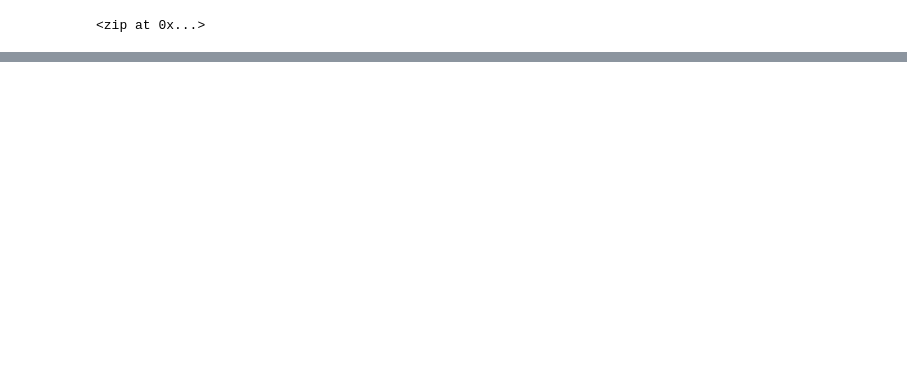
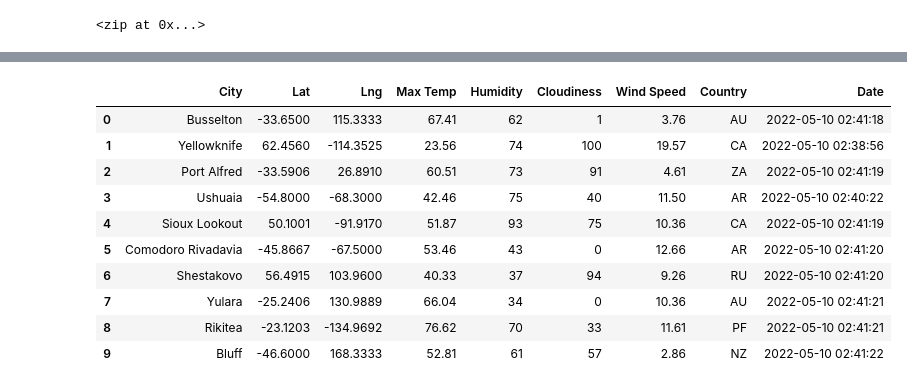
Before and after one commit to jinnabelle/World_Weather_Analysis, a Jupyter notebook: WeatherPy.ipynb, the cells around one changed output, grey strips where cells are left out. Drawn from its saved outputs; the diff is of its cells as text; code cells hidden in the pictures; blank space fills up the shorter version.

```diff
--- a/WeatherPy.ipynb
+++ b/WeatherPy.ipynb
@@ -77,0 +179,16 @@ len(cities)
+# %%
+# Convert the array of dictionaries to a Pandas DataFrame.
+city_data_df = pd.DataFrame(city_data)
+city_data_df.head(10)
+# %% [output]
+|  | City | Lat | Lng | Max Temp | Humidity | Cloudiness | Wind Speed | Country | Date |
+| 0 | Busselton | -33.6500 | 115.3333 | 67.41 | 62 | 1 | 3.76 | AU | 2022-05-10 02:41:18 |
+| 1 | Yellowknife | 62.4560 | -114.3525 | 23.56 | 74 | 100 | 19.57 | CA | 2022-05-10 02:38:56 |
+| 2 | Port Alfred | -33.5906 | 26.8910 | 60.51 | 73 | 91 | 4.61 | ZA | 2022-05-10 02:41:19 |
+| 3 | Ushuaia | -54.8000 | -68.3000 | 42.46 | 75 | 40 | 11.50 | AR | 2022-05-10 02:40:22 |
+| 4 | Sioux Lookout | 50.1001 | -91.9170 | 51.87 | 93 | 75 | 10.36 | CA | 2022-05-10 02:41:19 |
+| 5 | Comodoro Rivadavia | -45.8667 | -67.5000 | 53.46 | 43 | 0 | 12.66 | AR | 2022-05-10 02:41:20 |
+| 6 | Shestakovo | 56.4915 | 103.9600 | 40.33 | 37 | 94 | 9.26 | RU | 2022-05-10 02:41:20 |
+| 7 | Yulara | -25.2406 | 130.9889 | 66.04 | 34 | 0 | 10.36 | AU | 2022-05-10 02:41:21 |
+| 8 | Rikitea | -23.1203 | -134.9692 | 76.62 | 70 | 33 | 11.61 | PF | 2022-05-10 02:41:21 |
+| 9 | Bluff | -46.6000 | 168.3333 | 52.81 | 61 | 57 | 2.86 | NZ | 2022-05-10 02:41:22 |
```
Also changed, not shown: parts of 12 cells of this notebook, 3 other files.
